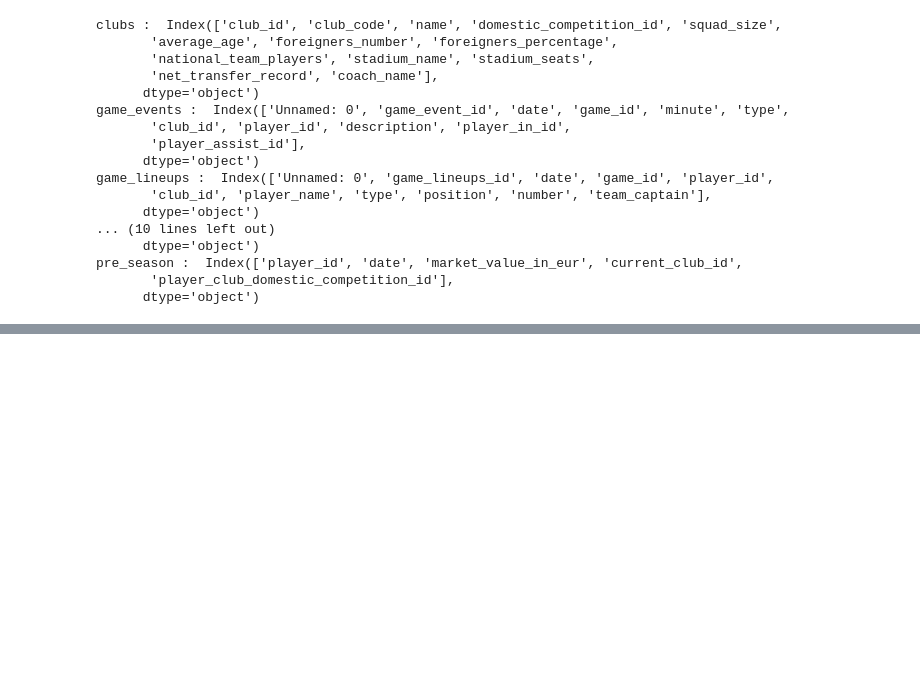
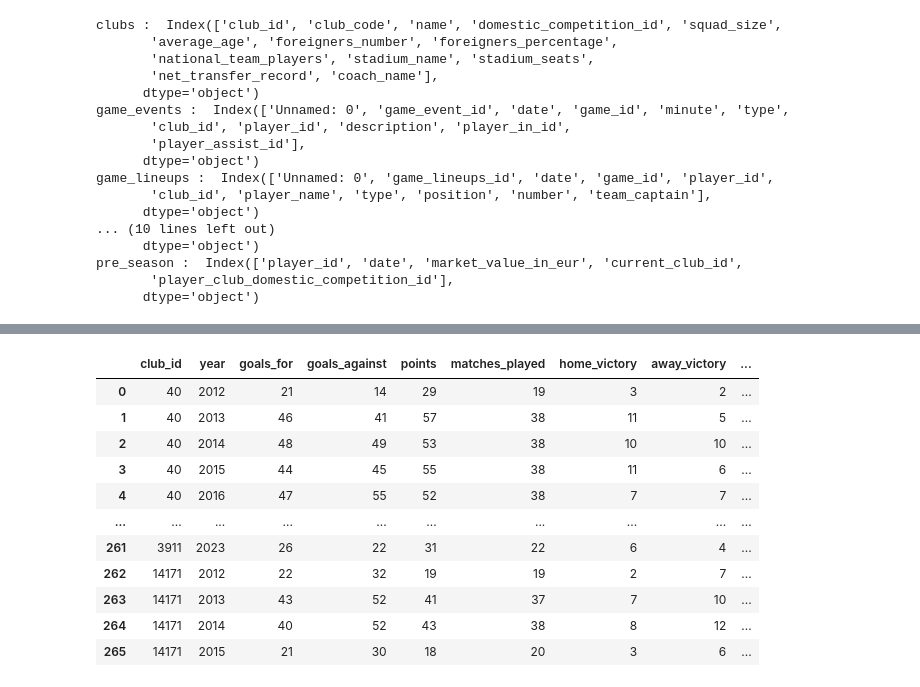
Before and after one commit to Onizaro/ligue1_predictions, a Jupyter notebook: notebook_final.ipynb, the cells around one changed output, grey strips where cells are left out. Cells and saved outputs as stored; diff of their text form; code cells hidden in the pictures; blank space fills up the shorter version.

```diff
--- a/notebook_final.ipynb
+++ b/notebook_final.ipynb
@@ -123,0 +166,88 @@ player_stats
+# %%
+def aggregate_all_match_stats(df):
+    # Convertir la colonne de date en format datetime
+    df['date'] = pd.to_datetime(df['date'])
+
+    # Extraire l'année à partir de la colonne de date
+    df['year'] = df['date'].dt.year
+
+    # Séparer les données pour les clubs à domicile et à l'extérieur
+    home_stats = df[['year', 'home_club_id', 'home_club_goals', 'away_club_goals', 'results']].copy()
+    away_stats = df[['year', 'away_club_id', 'away_club_goals', 'home_club_goals', 'results']].copy()
+
+    # Renommer les colonnes pour faciliter l'agrégation
+    home_stats = home_stats.rename(columns={
+        'home_club_id': 'club_id',
+        'home_club_goals': 'goals_for',
+        'away_club_goals': 'goals_against',
+        'results': 'result'
+    })
+    away_stats = away_stats.rename(columns={
+        'away_club_id': 'club_id',
+        'away_club_goals': 'goals_for',
+        'home_club_goals': 'goals_against',
+        'results': 'result'
+    })
+
+    # Ajouter une colonne pour indiquer si le club était à domicile ou à l'extérieur
+    home_stats['home'] = True
+    away_stats['home'] = False
+
+    # Fusionner les deux DataFrames
+    all_stats = pd.concat([home_stats, away_stats])
+
+    # Calculer les points pour chaque match
+    def calculate_points(row):
+        if row['home'] and row['result'] == 1:
+            return 3
+        elif not row['home'] and row['result'] == -1:
+            return 3
+        elif row['result'] == 0:
+            return 1
+        else:
+            return 0
+
+    all_stats['points'] = all_stats.apply(calculate_points, axis=1)
+
+    # Calculer les indicateurs de victoire et défaite
+    all_stats['home_victory'] = ((all_stats['home'] == True) & (all_stats['result'] == 1)).astype(int)
+    all_stats['away_victory'] = ((all_stats['home'] == False) & (all_stats['result'] == 1)).astype(int)
+    all_stats['home_lose'] = ((all_stats['home'] == True) & (all_stats['result'] == -1)).astype(int)
+    all_stats['away_lose'] = ((all_stats['home'] == False) & (all_stats['result'] == -1)).astype(int)
+
+    # Grouper les données par club et par année
+    grouped_stats = all_stats.groupby(['club_id', 'year']).agg({
+        'goals_for': 'sum',
+        'goals_against': 'sum',
+        'points': 'sum',
+        'result': 'count',  # Nombre de matchs joués
+        'home_victory': 'sum',
+        'away_victory': 'sum',
+        'home_lose': 'sum',
+        'away_lose': 'sum'
+    }).reset_index()
+
+    # Renommer la colonne 'result' en 'matches_played'
+    grouped_stats = grouped_stats.rename(columns={'result': 'matches_played'})
+    grouped_stats.sort_values(by="year")
+
+    return grouped_stats
+
+# Exemple d'utilisation
+# Supposons que matchs soit déjà chargé comme DataFrame
+# matchs = pd.read_csv('path_to_your_csv_file.csv')
+match_stats_by_year = aggregate_all_match_stats(matchs)
+match_stats_by_year
+# %% [output]
+|  | club_id | year | goals_for | goals_against | points | matches_played | home_victory | away_victory | ... |
+| 0 | 40 | 2012 | 21 | 14 | 29 | 19 | 3 | 2 | ... |
+| 1 | 40 | 2013 | 46 | 41 | 57 | 38 | 11 | 5 | ... |
+| 2 | 40 | 2014 | 48 | 49 | 53 | 38 | 10 | 10 | ... |
+| 3 | 40 | 2015 | 44 | 45 | 55 | 38 | 11 | 6 | ... |
+| 4 | 40 | 2016 | 47 | 55 | 52 | 38 | 7 | 7 | ... |
+| ... | ... | ... | ... | ... | ... | ... | ... | ... | ... |
+| 261 | 3911 | 2023 | 26 | 22 | 31 | 22 | 6 | 4 | ... |
+| 262 | 14171 | 2012 | 22 | 32 | 19 | 19 | 2 | 7 | ... |
+| 263 | 14171 | 2013 | 43 | 52 | 41 | 37 | 7 | 10 | ... |
+| 264 | 14171 | 2014 | 40 | 52 | 43 | 38 | 8 | 12 | ... |
+| 265 | 14171 | 2015 | 21 | 30 | 18 | 20 | 3 | 6 | ... |
```
Also changed, not shown: parts of 11 cells of this notebook.
